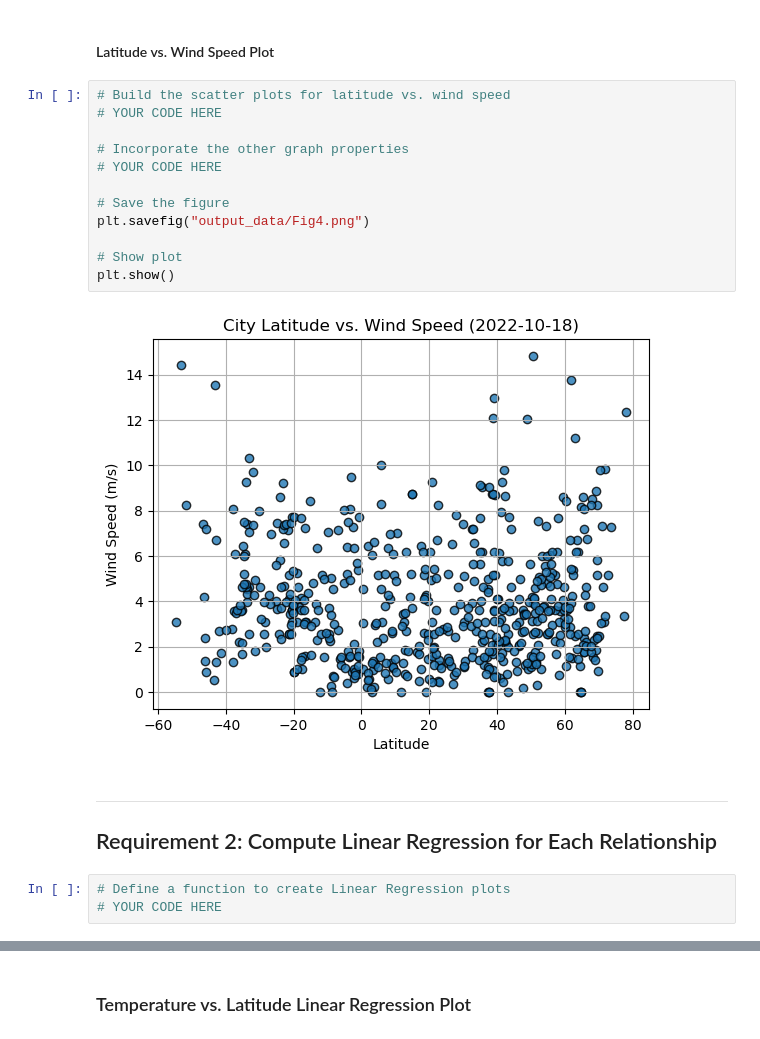
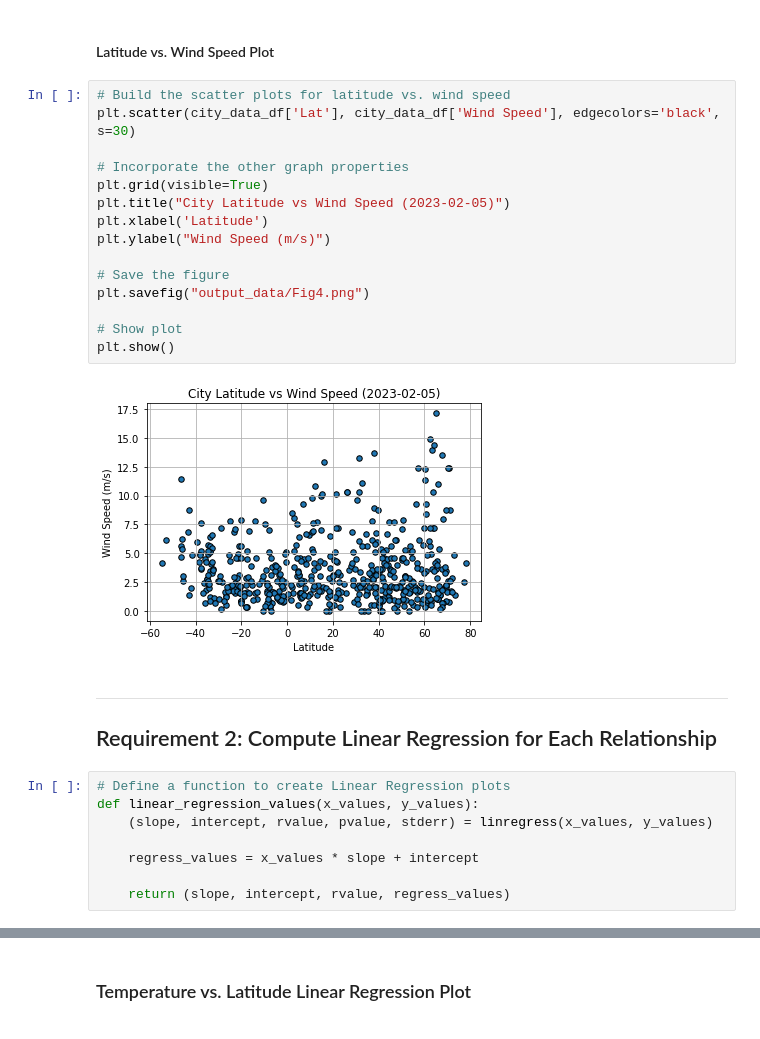
Before and after one commit to dlee4912/python-api-challenge, a Jupyter notebook: WeatherPy.ipynb, the cells around one changed output, grey strips where cells are left out. Drawn from its saved outputs; the diff is of its cells as text.

```diff
--- a/WeatherPy.ipynb
+++ b/WeatherPy.ipynb
@@ -239,24 +248,32 @@ plt.show()
 #### Latitude vs. Wind Speed Plot
 # %%
 # Build the scatter plots for latitude vs. wind speed
-# YOUR CODE HERE
+plt.scatter(city_data_df['Lat'], city_data_df['Wind Speed'], edgecolors='black', s=30)
 
 # Incorporate the other graph properties
-# YOUR CODE HERE
+plt.grid(visible=True)
+plt.title("City Latitude vs Wind Speed (2023-02-05)")
+plt.xlabel('Latitude')
+plt.ylabel("Wind Speed (m/s)")
 
 # Save the figure
 plt.savefig("output_data/Fig4.png")
 
 # Show plot
 plt.show()
 # %% [output]
-[figure, old version]
+[figure, new version]
 # %% [markdown]
 ---
 
 ## Requirement 2: Compute Linear Regression for Each Relationship
-# %%
-# Define a function to create Linear Regression plots
-# YOUR CODE HERE
+# %%
+# Define a function to create Linear Regression plots
+def linear_regression_values(x_values, y_values):
+    (slope, intercept, rvalue, pvalue, stderr) = linregress(x_values, y_values)
+
+    regress_values = x_values * slope + intercept
+
+    return (slope, intercept, rvalue, regress_values)
 # %%
 # Create a DataFrame with the Northern Hemisphere data (Latitude >= 0)
```
Also changed, not shown: parts of 34 cells of this notebook, 5 other files.
